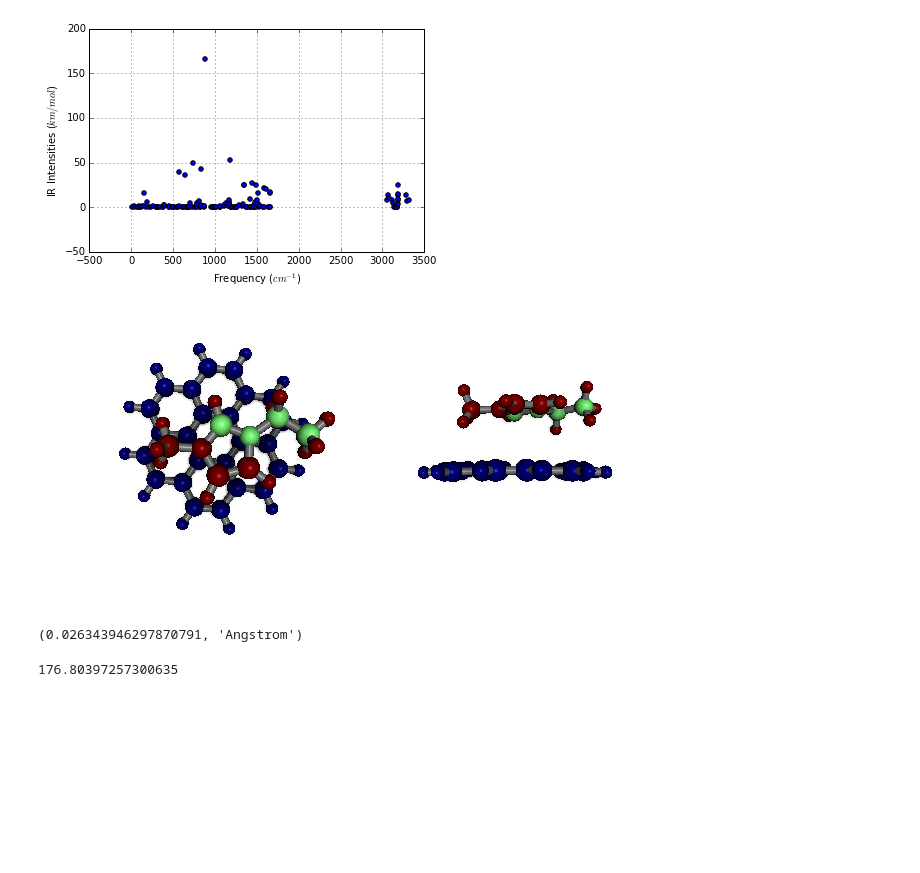
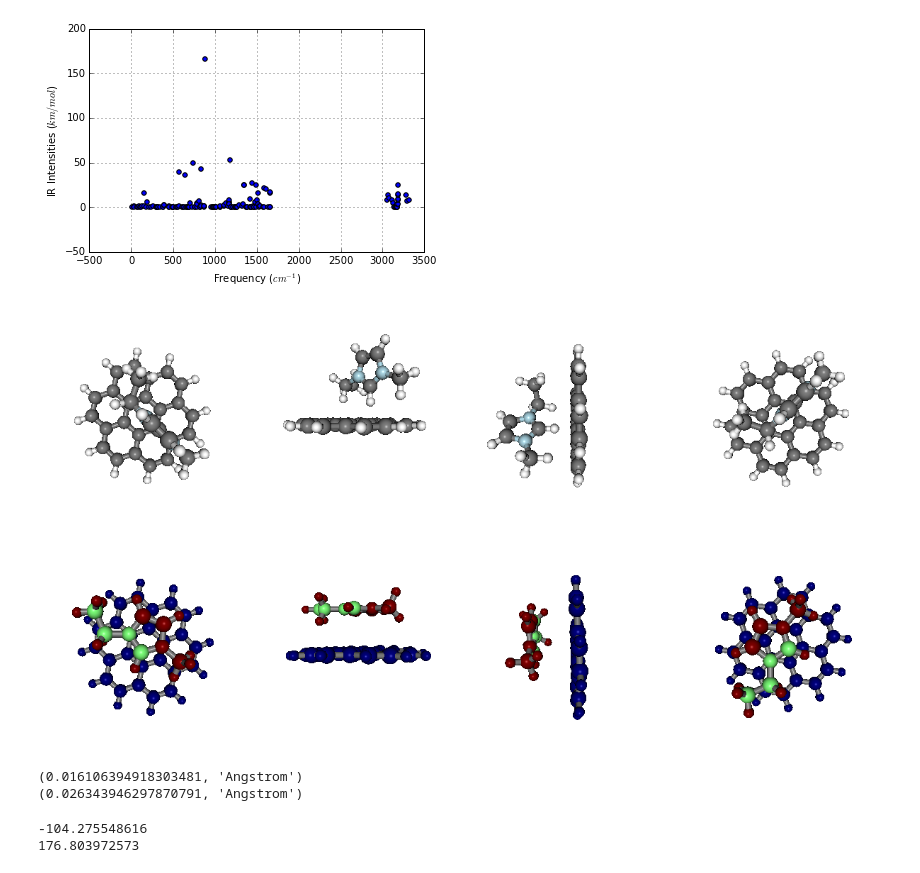
Before and after one commit to chrisjsewell/PyGauss, a Jupyter notebook: ipython_notebooks/2014 Apr Analysis.ipynb, the cells around one changed output. Saved outputs shown, nothing was run; the diff lists cells and outputs as text; code cells hidden in the pictures; blank space fills up the shorter version.

```diff
--- a/ipython_notebooks/2014 Apr Analysis.ipynb
+++ b/ipython_notebooks/2014 Apr Analysis.ipynb
@@ -5,10 +5,12 @@ import pygauss.analysis as pg
 
 import os
 home = os.path.expanduser("~")
-file_path = os.path.join(home, 'Dropbox', 'Mres_Project', 'gaussian', 'log_files')
+file_path = os.path.join(home, 'Dropbox', 'Mres_Project', 'gaussian', 'final_files')
 # %% [output]
 :0: FutureWarning: IPython widgets are experimental and may change in the future.
 # %%
-mol = pg.Molecule(file_path, opt_fname='CJS1_coro-emim_T-C4-C39-P_6-311g-d-p-_gd3bj_opt_i.log',
+mol = pg.Molecule(file_path,
+                  init_fname='CJS1_coro-emim_T-C4-C39-P_init.com',
+                  opt_fname='CJS1_coro-emim_T-C4-C39-P_6-311g-d-p-_gd3bj_opt_i.log',
                   freq_fname='CJS1_coro-emim_T-C4-C39-P_6-311g-d-p-_gd3bj_freq_i.log',
-                  alignto=[1, 13, 29])
+                  alignto=[1, 29, 13]) # align coronene surface with x-y surface
@@ -34,4 +29,8 @@ mol.plot_IRfreqs()
 # %% [output]
 ('Conformer:', True)
 [figure]
+# %%
+mol.show_initial(ball_stick=True, rotations=[[0, 0, 0], [90, 0, 0], [0, 90, 0], [0, 0, 90]], zoom=2)
+# %% [output]
+[figure, added]
 # %%
@@ -39,13 +38,17 @@ mol.show_optimisation(active=True, ball_stick=False)
 # %%
-mol.show_highlight_atoms([range(1, 37), [39, 40, 45, 46], range(37, 56)], active=False, zoom=2.,
-                    rotations=[[180, 0, 0], [-90, 0, 0]])
+mol.show_highlight_atoms([range(1, 37), [39, 40, 45, 46], range(37, 56)], ball_stick=True, zoom=2.,
+                    rotations=[[0, 0, 0], [90, 0, 0], [0, 90, 0], [0, 0, 90]])
 # %% [output]
-[figure, old version]
+[figure, new version]
 # %%
-mol.calc_min_dist(range(1, 37), range(37, 56), units='Angstrom')
+print mol.calc_min_dist(range(1, 37), range(37, 56), optimisation=False, units='Angstrom')
+print mol.calc_min_dist(range(1, 37), range(37, 56), units='Angstrom')
 # %% [output]
+(0.016106394918303481, 'Angstrom')
 (0.026343946297870791, 'Angstrom')
 # %%
-mol.calc_dihedral_angle([39, 40, 45, 46])
+print mol.calc_dihedral_angle([39, 40, 45, 46], optimisation=False)
+print mol.calc_dihedral_angle([39, 40, 45, 46])
 # %% [output]
-176.80397257300635
+-104.275548616
+176.803972573
```
Also changed, not shown: parts of 3 cells of this notebook, 52 other files.
